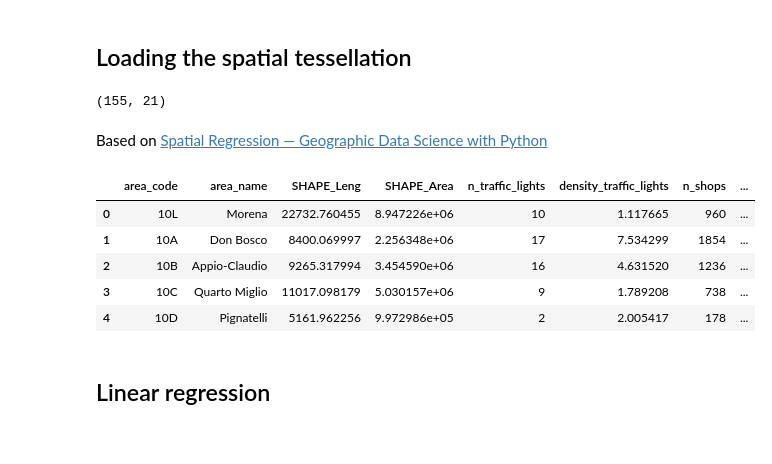
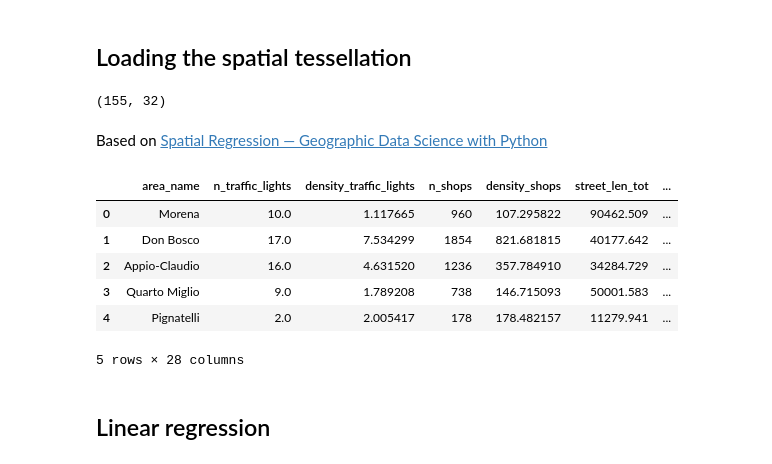
Before and after one commit to matteoboh/urbem, a Jupyter notebook: notebooks/0.9-non_spatial_regression_sklearn.ipynb, the cells around one changed output. Drawn from its saved outputs; the diff is of its cells as text; code cells hidden in the pictures.

```diff
--- a/notebooks/0.9-non_spatial_regression_sklearn.ipynb
+++ b/notebooks/0.9-non_spatial_regression_sklearn.ipynb
@@ -24,10 +15,12 @@ ModuleNotFoundError: No module named 'urbem'
 # %%
 PATH_TO_PROCESSED_FILES = Path("../data/processed/")
 ROME_GEOJSON = (
-    PATH_TO_PROCESSED_FILES / "Rome_urban_zones_with_features_and_emissions_clean__epsg4326.geojson"
+    PATH_TO_PROCESSED_FILES / "Rome_urban_zones_with_features_and_emissions__epsg4326.geojson"
 )
-COMPUTE_G_AUTOCORRELATION = False
-RANDOM_STATE=42
+
+RANDOM_STATE = 4
+
+# Cross Validation
 N_SPLITS = 5
 N_REPEATS = 5
 # %%
@@ -38,16 +31,17 @@ np.random.seed(RANDOM_STATE)
 gdf_rome = gpd.read_file(ROME_GEOJSON)
 print(gdf_rome.shape)
 # %% [output]
-(155, 21)
+(155, 32)
 # %% [markdown]
 Based on [Spatial Regression — Geographic Data Science with Python](https://geographicdata.science/book/notebooks/11_regression.html)
 # %%
-gdf_rome.drop(columns="geometry").head()
+gdf_rome.drop(columns=["geometry",'area_code','SHAPE_Leng','SHAPE_Area']).head()
 # %% [output]
-|  | area_code | area_name | SHAPE_Leng | SHAPE_Area | n_traffic_lights | density_traffic_lights | n_shops | ... |
-| 0 | 10L | Morena | 22732.760455 | 8.947226e+06 | 10 | 1.117665 | 960 | ... |
-| 1 | 10A | Don Bosco | 8400.069997 | 2.256348e+06 | 17 | 7.534299 | 1854 | ... |
-| 2 | 10B | Appio-Claudio | 9265.317994 | 3.454590e+06 | 16 | 4.631520 | 1236 | ... |
-| 3 | 10C | Quarto Miglio | 11017.098179 | 5.030157e+06 | 9 | 1.789208 | 738 | ... |
-| 4 | 10D | Pignatelli | 5161.962256 | 9.972986e+05 | 2 | 2.005417 | 178 | ... |
+|  | area_name | n_traffic_lights | density_traffic_lights | n_shops | density_shops | street_len_tot | ... |
+| 0 | Morena | 10.0 | 1.117665 | 960 | 107.295822 | 90462.509 | ... |
+| 1 | Don Bosco | 17.0 | 7.534299 | 1854 | 821.681815 | 40177.642 | ... |
+| 2 | Appio-Claudio | 16.0 | 4.631520 | 1236 | 357.784910 | 34284.729 | ... |
+| 3 | Quarto Miglio | 9.0 | 1.789208 | 738 | 146.715093 | 50001.583 | ... |
+| 4 | Pignatelli | 2.0 | 2.005417 | 178 | 178.482157 | 11279.941 | ... |
+5 rows × 28 columns
 # %%
```
Also changed, not shown: parts of 49 cells of this notebook.
